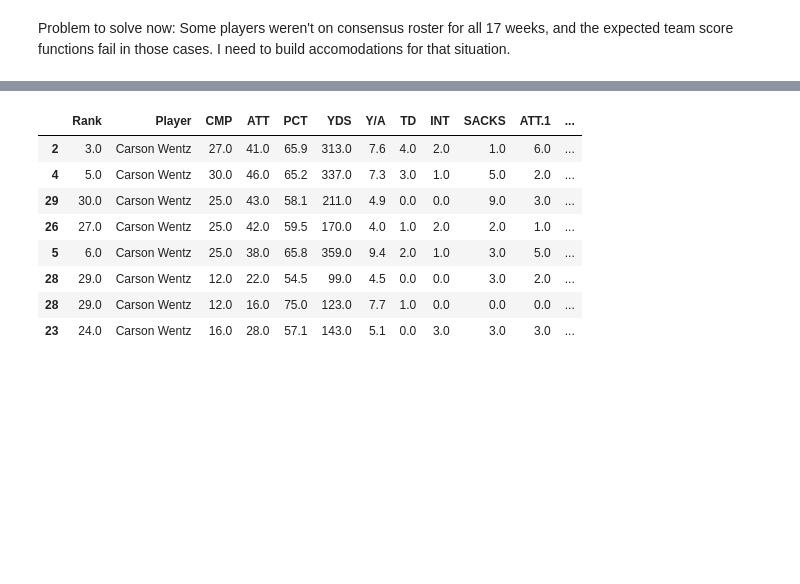
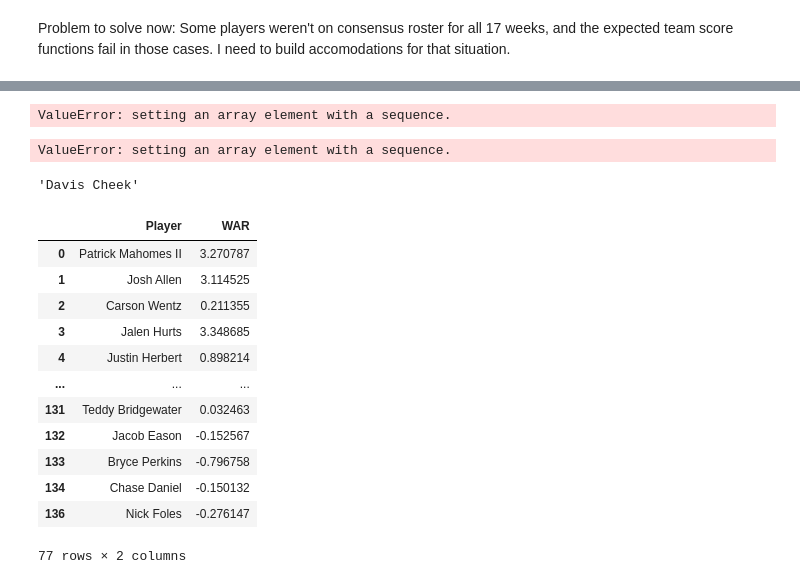
Before and after one commit to pselling520/FantasyFootballDragons23, a Jupyter notebook: Player_WAR.ipynb, the cells around one changed output, grey strips where cells are left out. Saved outputs shown, nothing was run; the diff lists cells and outputs as text; code cells hidden in the pictures; blank space fills up the shorter version.

```diff
--- a/Player_WAR.ipynb
+++ b/Player_WAR.ipynb
@@ -536,6 +601,3 @@ rb_war = np.zeros(len(rb_players))
 wr_war = np.zeros(len(wr_players))
 te_war = np.zeros(len(te_players))
 flex_war = np.zeros(len(flex_players))
-# %%
-for i in range(5):
-    print(calculate_player_exp_wins(qb_players[i], 'QB'))
@@ -550,12 +604,48 @@ array(['Patrick Mahomes II', 'Josh Allen', 'Carson Wentz'], dtype=object)
-# %%
-qb[qb['Player'] == 'Carson Wentz']
-# %% [output]
-|  | Rank | Player | CMP | ATT | PCT | YDS | Y/A | TD | INT | SACKS | ATT.1 | ... |
-| 2 | 3.0 | Carson Wentz | 27.0 | 41.0 | 65.9 | 313.0 | 7.6 | 4.0 | 2.0 | 1.0 | 6.0 | ... |
-| 4 | 5.0 | Carson Wentz | 30.0 | 46.0 | 65.2 | 337.0 | 7.3 | 3.0 | 1.0 | 5.0 | 2.0 | ... |
-| 29 | 30.0 | Carson Wentz | 25.0 | 43.0 | 58.1 | 211.0 | 4.9 | 0.0 | 0.0 | 9.0 | 3.0 | ... |
-| 26 | 27.0 | Carson Wentz | 25.0 | 42.0 | 59.5 | 170.0 | 4.0 | 1.0 | 2.0 | 2.0 | 1.0 | ... |
-| 5 | 6.0 | Carson Wentz | 25.0 | 38.0 | 65.8 | 359.0 | 9.4 | 2.0 | 1.0 | 3.0 | 5.0 | ... |
-| 28 | 29.0 | Carson Wentz | 12.0 | 22.0 | 54.5 | 99.0 | 4.5 | 0.0 | 0.0 | 3.0 | 2.0 | ... |
-| 28 | 29.0 | Carson Wentz | 12.0 | 16.0 | 75.0 | 123.0 | 7.7 | 1.0 | 0.0 | 0.0 | 0.0 | ... |
-| 23 | 24.0 | Carson Wentz | 16.0 | 28.0 | 57.1 | 143.0 | 5.1 | 0.0 | 3.0 | 3.0 | 3.0 | ... |
+# %%
+# Get QB WAR
+for i in range(len(qb_war)):
+    qb_war[i] = calculate_player_exp_wins(qb_players[i], 'QB') - qb_rep_exp_wins
+# %%
+
+# Calculate RB WAR
+for i in range(len(rb_war)):
+    rb_war[i] = calculate_player_exp_wins(rb_players[i], 'RB') - rb_rep_exp_wins
+# %% [output]
+ValueError: setting an array element with a sequence.
+# %%
+
+# Calculate WR WAR
+for i in range(len(wr_war)):
+    wr_war[i] = calculate_player_exp_wins(wr_players[i], 'WR') - wr_rep_exp_wins
+
+# Calculate TE WAR
+for i in range(len(te_war)):
+    te_war[i] = calculate_player_exp_wins(te_players[i], 'TE') - te_rep_exp_wins
+
+# Calculate FLEX WAR
+for i in range(len(flex_war)):
+    flex_war[i] = calculate_player_exp_wins(flex_players[i], 'FLEX') - flex_rep_exp_wins
+# %% [output]
+ValueError: setting an array element with a sequence.
+# %%
+qb_players[-2]
+# %% [output]
+'Davis Cheek'
+# %%
+qb_war_df = pd.DataFrame({'Player': qb_players, 'WAR': qb_war})
+qb_war_df = qb_war_df[qb_war_df['WAR'] != 0]
+qb_war_df
+# %% [output]
+|  | Player | WAR |
+| 0 | Patrick Mahomes II | 3.270787 |
+| 1 | Josh Allen | 3.114525 |
+| 2 | Carson Wentz | 0.211355 |
+| 3 | Jalen Hurts | 3.348685 |
+| 4 | Justin Herbert | 0.898214 |
+| ... | ... | ... |
+| 131 | Teddy Bridgewater | 0.032463 |
+| 132 | Jacob Eason | -0.152567 |
+| 133 | Bryce Perkins | -0.796758 |
+| 134 | Chase Daniel | -0.150132 |
+| 136 | Nick Foles | -0.276147 |
+77 rows × 2 columns
```
Also changed, not shown: parts of 13 cells of this notebook.
